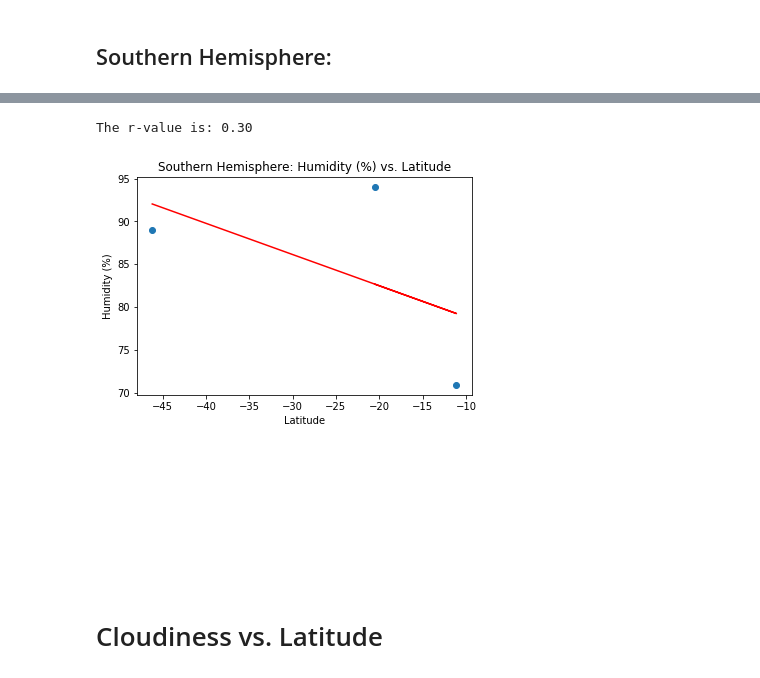
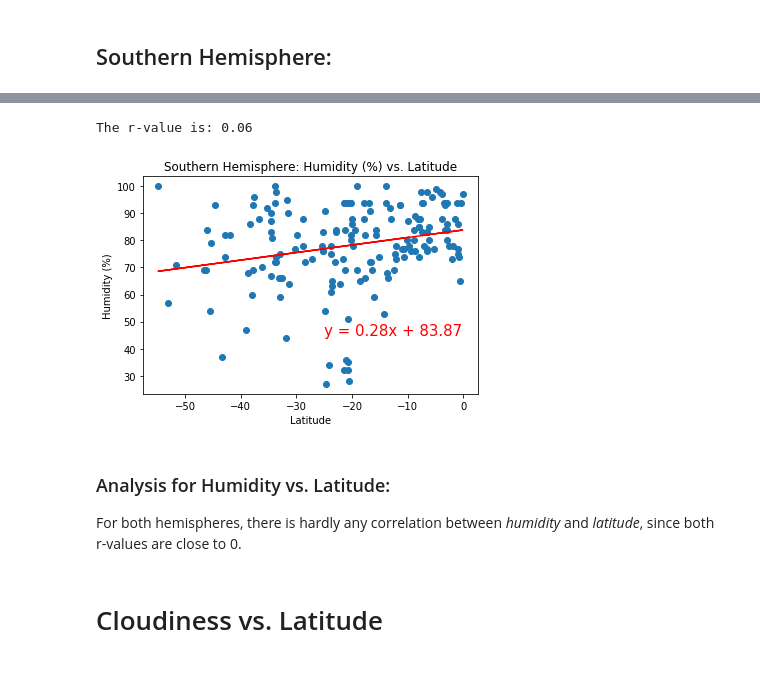
Before and after one commit to juliabrunett/python-api-challenge, a Jupyter notebook: WeatherPy/WeatherPy.ipynb, the cells around one changed output, grey strips where cells are left out. Cells and saved outputs as stored; diff of their text form; code cells hidden in the pictures.

Commit message:
Ran all code and added analysis

```diff
--- a/WeatherPy/WeatherPy.ipynb
+++ b/WeatherPy/WeatherPy.ipynb
@@ -400,22 +447,26 @@ y = -0.36x + 75.23
 # %%
 # Create Plot: Humidity vs Lat (Southern)
 plt.scatter(southern_hem_df["Latitude"], southern_hem_df["Humidity"], marker = "o")
 plt.xlabel("Latitude")
 plt.ylabel("Humidity (%)")
 plt.title("Southern Hemisphere: Humidity (%) vs. Latitude")
 
 # Label plot and annotate the line equation
 plt.plot(southern_hem_df["Latitude"], regress_values,"r-")
-plt.annotate(line_eq, (-35,50), fontsize=15, color="red")
+plt.annotate(line_eq, (-25,45), fontsize=15, color="red")
 
 # Print r square value
 print(f'The r-value is: {rvalue**2:1.2f}')
 
 # Show plot
 plt.show()
 # %% [output]
-The r-value is: 0.30
+The r-value is: 0.06
-[figure, old version]
+[figure, new version]
+# %% [markdown]
+### Analysis for Humidity vs. Latitude:
+
+For both hemispheres, there is hardly any correlation between *humidity* and *latitude*, since both r-values are close to 0.
 # %% [markdown]
 # Cloudiness vs. Latitude
 # %% [markdown]
```
Also changed, not shown: parts of 30 cells of this notebook, 1 other file.
